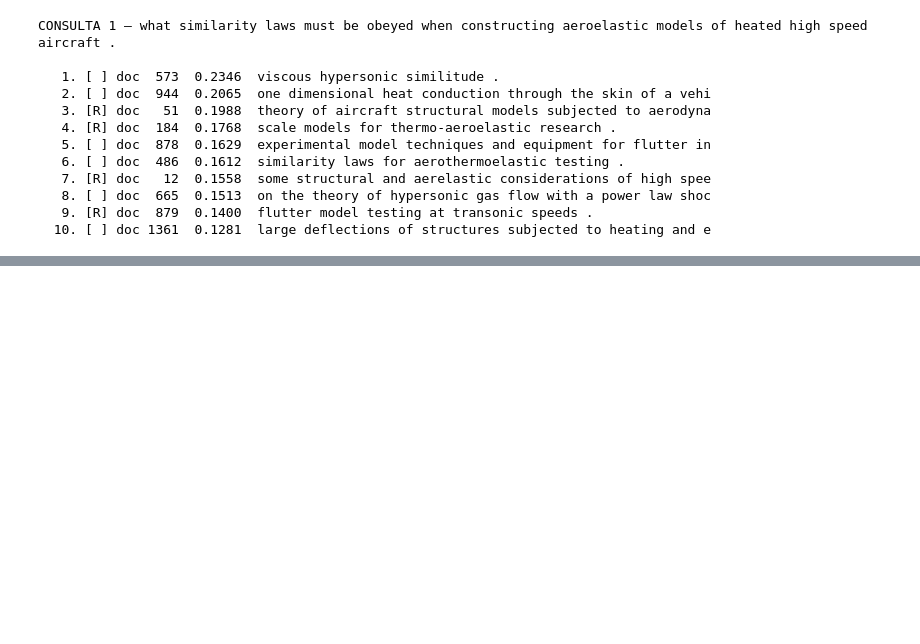
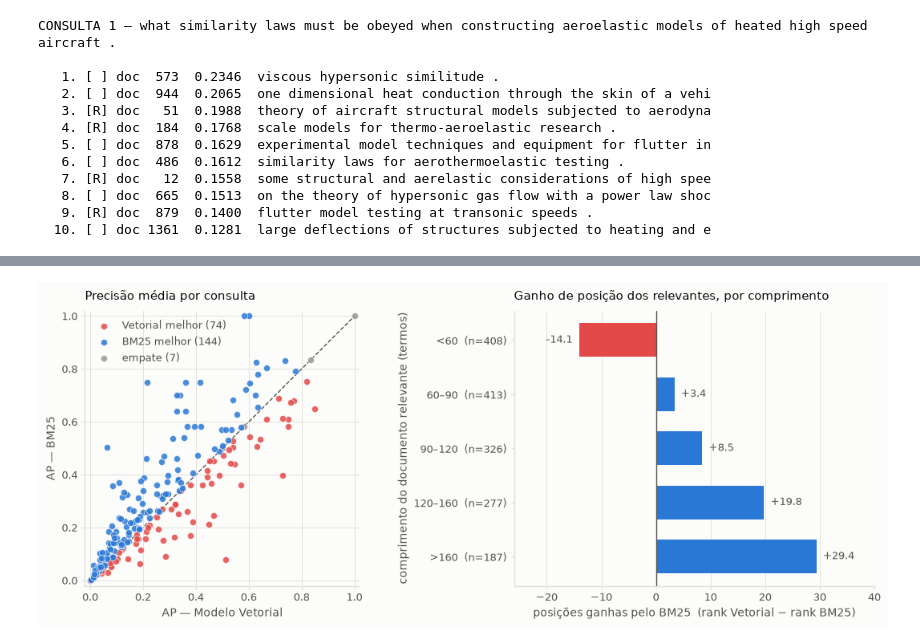
Before and after one commit to DemoreDev/rec-info, a Jupyter notebook: trabalho1/main.ipynb, the cells around one changed output, grey strips where cells are left out. Drawn from its saved outputs; the diff is of its cells as text; code cells hidden in the pictures; blank space fills up the shorter version.

```diff
--- a/trabalho1/main.ipynb
+++ b/trabalho1/main.ipynb
@@ -483,0 +823,18 @@ No Top-10 da consulta 1, quatro dos dez documentos são relevantes. Vale registr
+# %%
+doc_position = {doc_id: i for i, doc_id in enumerate(doc_ids)}
+bm25_model = bm25_models[COMPARE_CONFIG]
+
+
+def query_summary(query_id):
+    lengths = sorted(bm25_model.doc_lens[doc_position[d]] for d in relevant[query_id])
+    return {
+        "ΔAP": round(by_query.loc[query_id, "delta"], 3),
+        "AP bm25": round(by_query.loc[query_id, "bm25"], 3),
+        "AP vetorial": round(by_query.loc[query_id, "vetorial"], 3),
+        "relevantes": len(relevant[query_id]),
+        "|d| dos relevantes": str(lengths),
+    }
+
+
+extremes = list(by_query.nlargest(3, "delta").index) + list(by_query.nsmallest(3, "delta").index)
+pd.DataFrame({q: query_summary(q) for q in extremes}).T
@@ -483,0 +935,63 @@ No Top-10 da consulta 1, quatro dos dez documentos são relevantes. Vale registr
+# %%
+import matplotlib.pyplot as plt
+
+SURFACE, INK, INK2, GRID = "#fcfcfb", "#0b0b0b", "#52514e", "#e2e1dd"
+C_BM25, C_VSM, C_TIE = "#2a78d6", "#e34948", "#9a9892"
+
+
+def style_axes(ax):
+    ax.set_facecolor(SURFACE)
+    for side in ("top", "right"):
+        ax.spines[side].set_visible(False)
+    for side in ("left", "bottom"):
+        ax.spines[side].set_color(GRID)
+        ax.spines[side].set_linewidth(1)
+    ax.tick_params(colors=INK2, labelsize=9, length=3, width=1, color=GRID)
+    ax.xaxis.label.set_color(INK2)
+    ax.yaxis.label.set_color(INK2)
+    ax.set_axisbelow(True)
+
+
+fig, axes = plt.subplots(1, 2, figsize=(11, 4.4))
+fig.patch.set_facecolor(SURFACE)
+
+ax = axes[0]
+wins, losses, ties = by_query.delta > 0, by_query.delta < 0, by_query.delta == 0
+ax.plot([0, 1], [0, 1], color=INK2, lw=1, ls="--", zorder=1)
+ax.scatter(by_query.vetorial[losses], by_query.bm25[losses], s=34, c=C_VSM, alpha=.85,
+           lw=.5, edgecolors=SURFACE, zorder=3, label=f"Vetorial melhor ({losses.sum()})")
+ax.scatter(by_query.vetorial[wins], by_query.bm25[wins], s=34, c=C_BM25, alpha=.85,
+           lw=.5, edgecolors=SURFACE, zorder=3, label=f"BM25 melhor ({wins.sum()})")
+ax.scatter(by_query.vetorial[ties], by_query.bm25[ties], s=34, c=C_TIE, alpha=.85,
+           lw=.5, edgecolors=SURFACE, zorder=2, label=f"empate ({ties.sum()})")
+ax.set_xlabel("AP — Modelo Vetorial")
+ax.set_ylabel("AP — BM25")
+ax.set_title("Precisão média por consulta", color=INK, fontsize=11, loc="left", pad=10)
+ax.set_xlim(-.02, 1.02); ax.set_ylim(-.02, 1.02); ax.set_aspect("equal")
+ax.grid(True, color=GRID, lw=.7, zorder=0)
+ax.legend(frameon=False, fontsize=9, loc="upper left", labelcolor=INK2)
+style_axes(ax)
+
+ax = axes[1]
+ax.barh(range(len(bands)), bands.ganho_medio, height=.62, zorder=3,
+        color=[C_BM25 if v > 0 else C_VSM for v in bands.ganho_medio])
+ax.axvline(0, color=INK2, lw=1, zorder=4)
+ax.set_yticks(range(len(bands)))
+ax.set_yticklabels([f"{faixa}  (n={n})" for faixa, n in zip(bands.index, bands.n)])
+ax.invert_yaxis()
+ax.set_ylabel("comprimento do documento relevante (termos)")
+ax.set_xlabel("posições ganhas pelo BM25  (rank Vetorial − rank BM25)")
+ax.set_title("Ganho de posição dos relevantes, por comprimento", color=INK, fontsize=11, loc="left", pad=10)
+for i, v in enumerate(bands.ganho_medio):
+    ax.text(v + (1.2 if v > 0 else -1.2), i, f"{v:+.1f}", va="center",
+            ha="left" if v > 0 else "right", fontsize=9, color=INK2)
+ax.set_xlim(-26, 40)
+ax.grid(True, axis="x", color=GRID, lw=.7, zorder=0)
+style_axes(ax)
+
+fig.tight_layout()
+Path("results_req5").mkdir(parents=True, exist_ok=True)
+fig.savefig("results_req5/comparacao_modelos.png", dpi=150, facecolor=SURFACE)
+plt.show()
+# %% [output]
+[figure, added]
```
Also changed, not shown: parts of 95 cells of this notebook, 6 other files.
